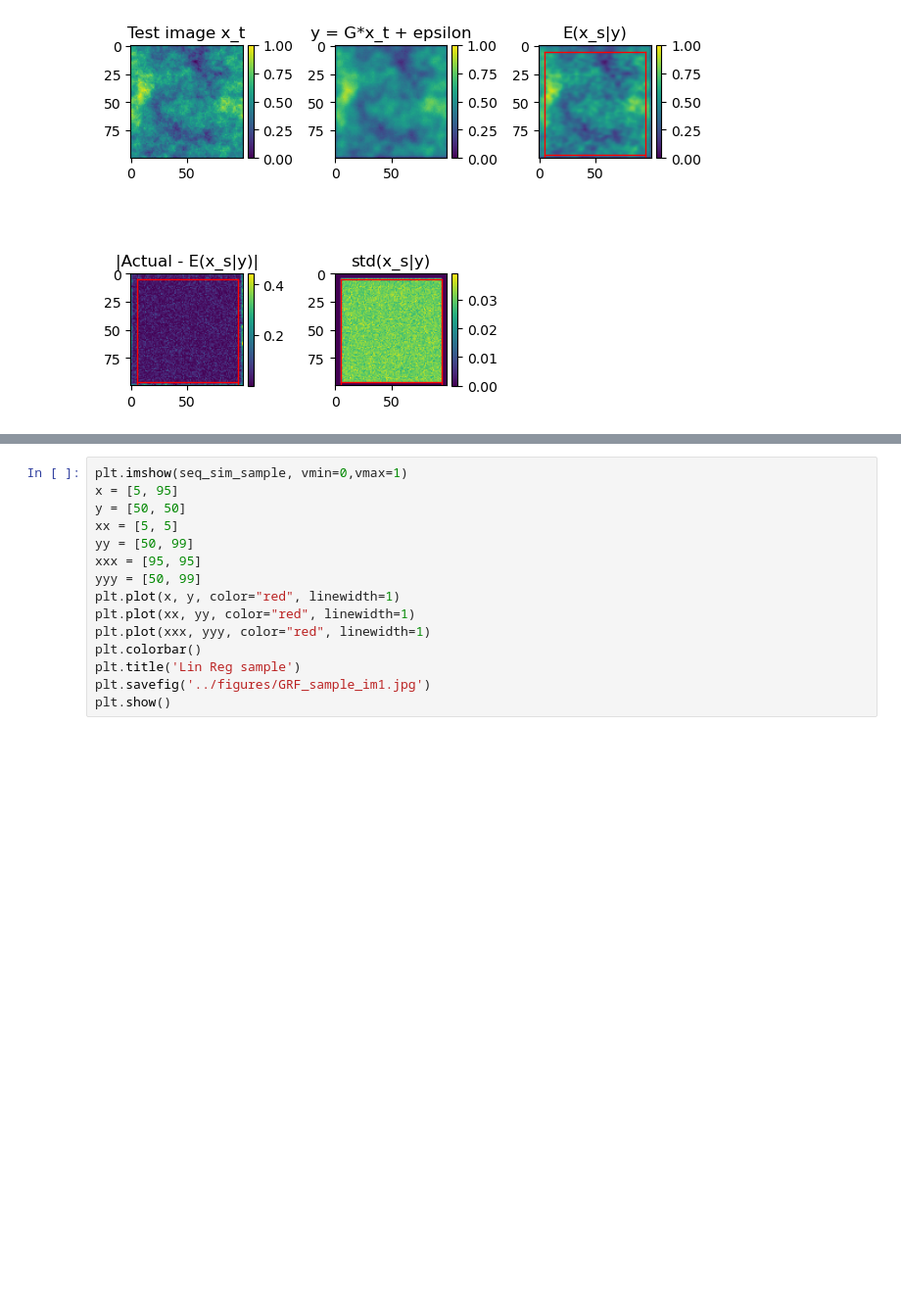
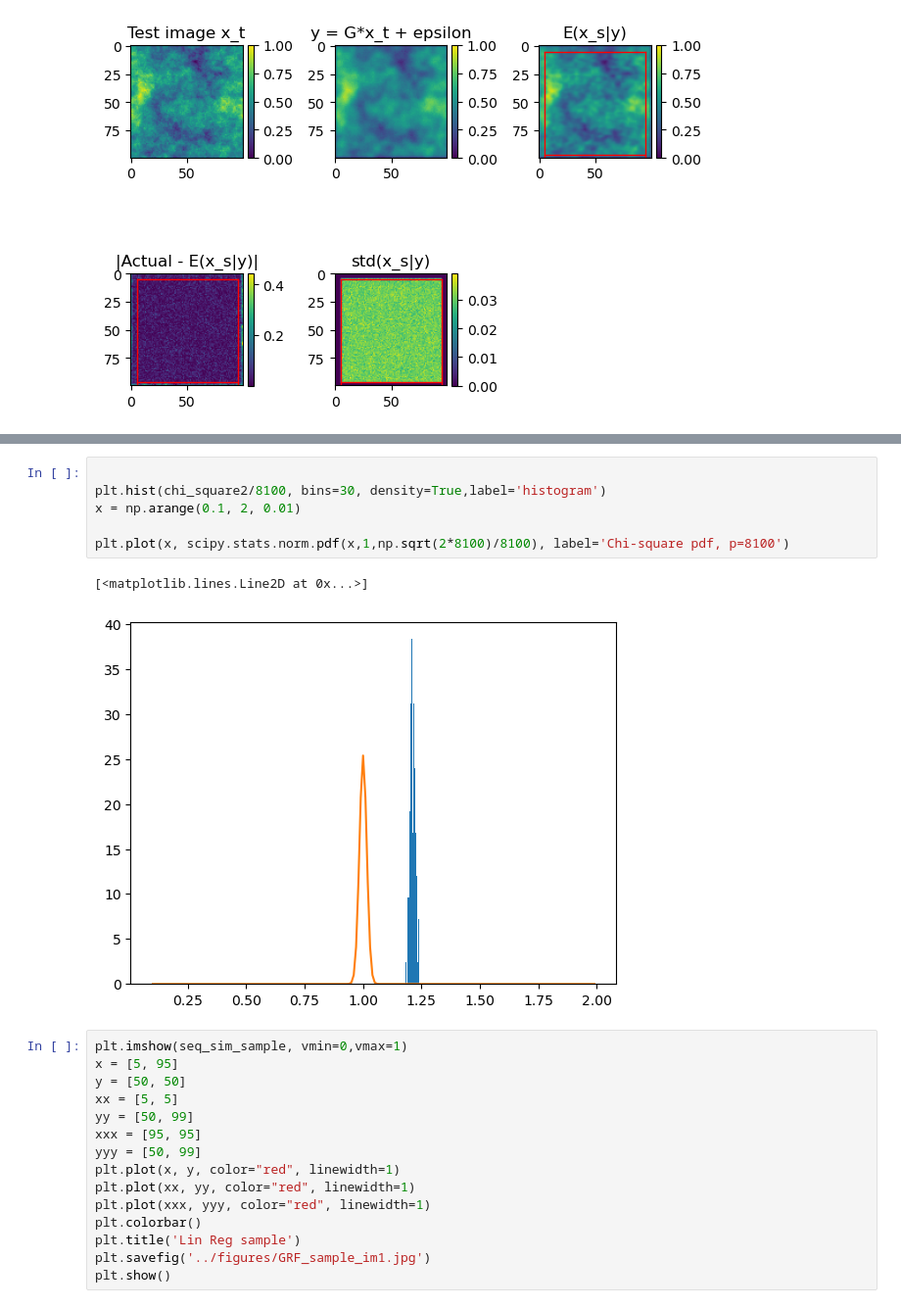
Before and after one commit to torgeirlw/master_git, a Jupyter notebook: Gen_with_blur/lin_gen_gauss.ipynb, the cells around one changed output, grey strips where cells are left out. Shown at 98% size. Cells and saved outputs as stored; diff of their text form; blank space fills up the shorter version.

```diff
--- a/Gen_with_blur/lin_gen_gauss.ipynb
+++ b/Gen_with_blur/lin_gen_gauss.ipynb
@@ -501,3 +710,12 @@ plt.savefig('../figures_blur/GRF_posterior_sample1.jpg')
+# %%
+
+plt.hist(chi_square2/8100, bins=30, density=True,label='histogram')
+x = np.arange(0.1, 2, 0.01)
+
+plt.plot(x, scipy.stats.norm.pdf(x,1,np.sqrt(2*8100)/8100), label='Chi-square pdf, p=8100')
+# %% [output]
+[<matplotlib.lines.Line2D at 0x...>]
+[figure, added]
 # %%
 plt.imshow(seq_sim_sample, vmin=0,vmax=1)
 x = [5, 95]
```
Also changed, not shown: parts of 32 cells of this notebook, 50 other files.
